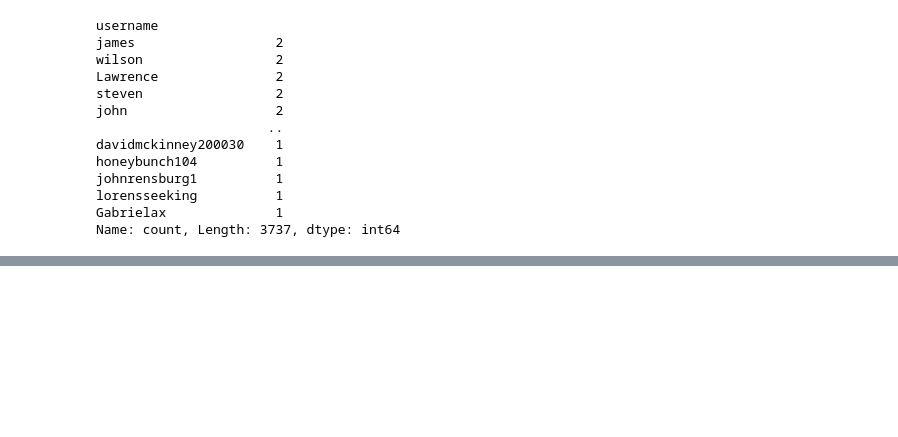
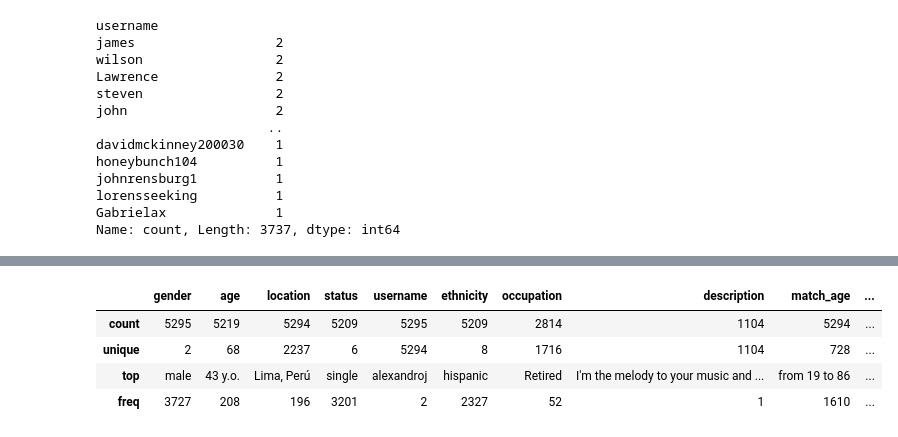
Before and after one commit to ben-dom393/DSA4263_Dating_Fraud, a Jupyter notebook: notebooks/EDA.ipynb, the cells around one changed output, grey strips where cells are left out. Cells and saved outputs as stored; diff of their text form; code cells hidden in the pictures; blank space fills up the shorter version.

```diff
--- a/notebooks/EDA.ipynb
+++ b/notebooks/EDA.ipynb
@@ -40 +114,9 @@ Name: count, Length: 3737, dtype: int64
+# %%
+real_df.describe()
+# %% [output]
+|  | gender | age | location | status | username | ethnicity | occupation | description | match_age | ... |
+| count | 5295 | 5219 | 5294 | 5209 | 5295 | 5209 | 2814 | 1104 | 5294 | ... |
+| unique | 2 | 68 | 2237 | 6 | 5294 | 8 | 1716 | 1104 | 728 | ... |
+| top | male | 43 y.o. | Lima, Perú | single | alexandroj | hispanic | Retired | I'm the melody to your music and ... | from 19 to 86 | ... |
+| freq | 3727 | 208 | 196 | 3201 | 2 | 2327 | 52 | 1 | 1610 | ... |
 # %%
```
Also changed, not shown: parts of 22 cells of this notebook.
